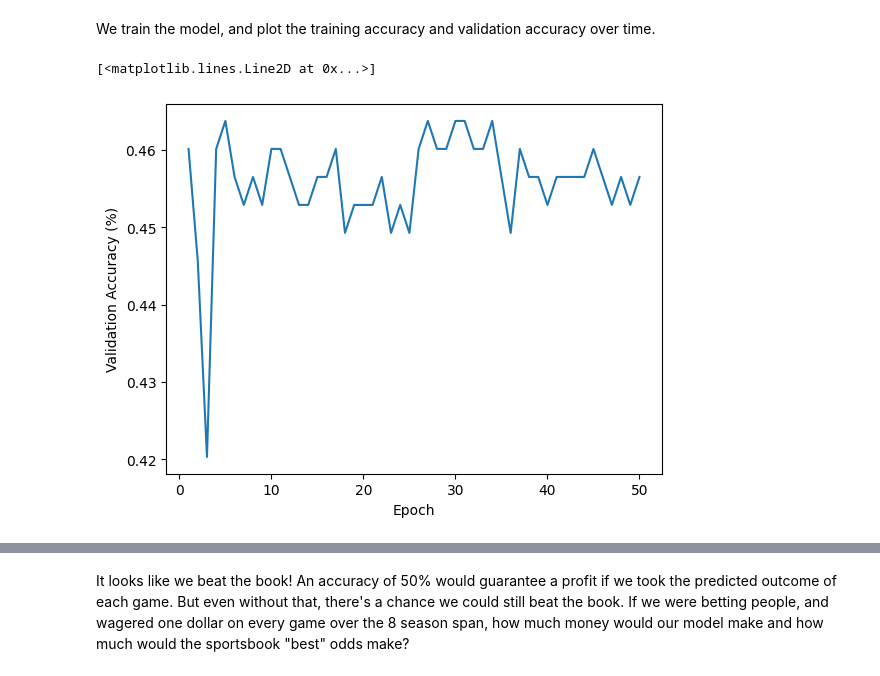
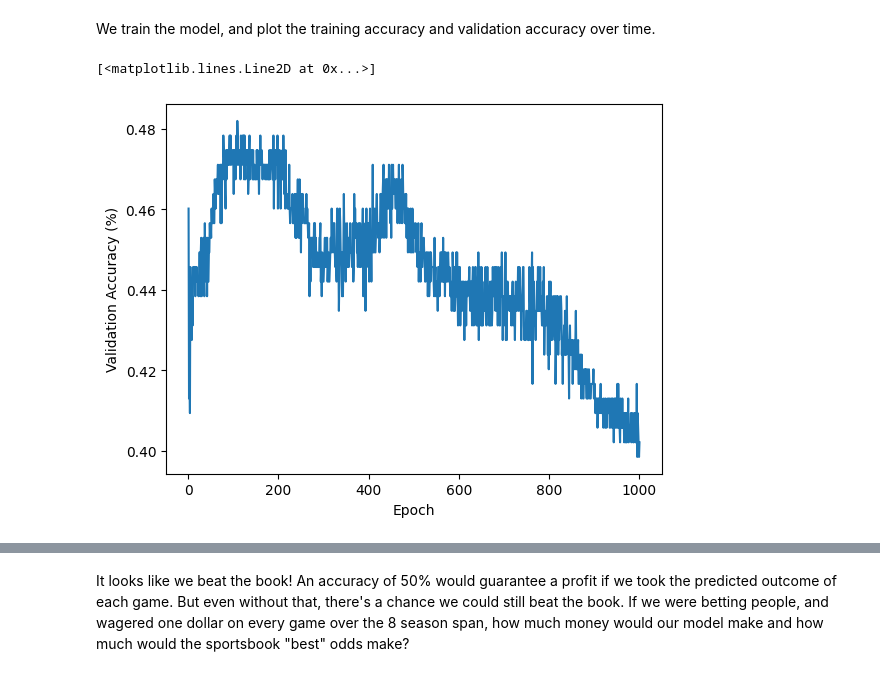
Before and after one commit to ZLarson212/SoccerPredictor, a Jupyter notebook: SoccerGitHub.ipynb, the cells around one changed output, grey strips where cells are left out. Saved outputs shown, nothing was run; the diff lists cells and outputs as text; code cells hidden in the pictures.

```diff
--- a/SoccerGitHub.ipynb
+++ b/SoccerGitHub.ipynb
@@ -726,17 +658,20 @@ We train the model, and plot the training accuracy and validation accuracy over
 reduce_lr = tf.keras.callbacks.ReduceLROnPlateau(monitor='val_loss', factor=0.2,
                               patience=2, min_lr=0.0001)
 
+early_stop = tf.keras.callbacks.EarlyStopping(monitor='val_accuracy', patience=950,
+                                              restore_best_weights=True, start_from_epoch=50)
+
 
 x_train, x_test, y_train, y_test = train_test_split(xNorm, y, test_size=0.2, random_state=42)
 
-history = model.fit(x_train, y_train, batch_size = 32, epochs=50, validation_data=(x_test, y_test), verbose=0, callbacks=[reduce_lr])
-
-plt.xlabel("Epoch")
-plt.ylabel("Validation Accuracy (%)")
-plt.plot(np.linspace(1,50,50), history.history['val_accuracy'])
+history = model.fit(x_train, y_train, batch_size = 32, epochs=1000, validation_data=(x_test, y_test), verbose=0, callbacks=[reduce_lr,early_stop])
-# %% [output]
-[<matplotlib.lines.Line2D at 0x...>]
-[figure, removed]
+# %%
+plt.xlabel("Epoch")
+plt.ylabel("Validation Accuracy (%)")
+plt.plot(np.linspace(1,1000,1000), history.history['val_accuracy'])
+# %% [output]
+[<matplotlib.lines.Line2D at 0x...>]
+[figure, added]
 # %%
 plt.xlabel("Epoch")
 plt.ylabel("Training Accuracy (%)")
```
Also changed, not shown: parts of 21 cells of this notebook.
